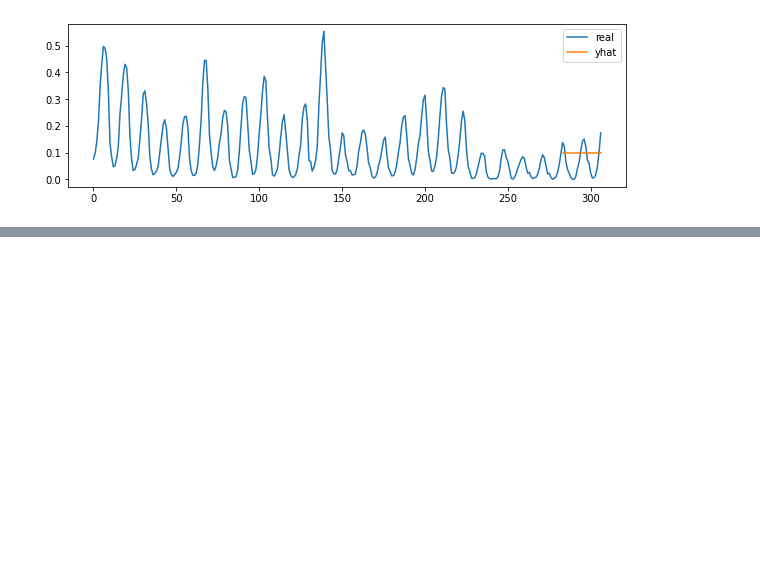
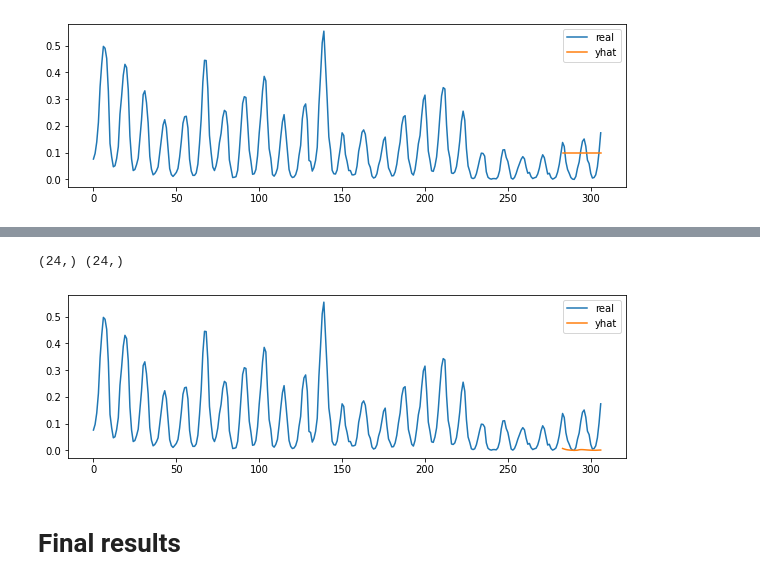
Before and after one commit to jcierocki/INGModellingContest, a Jupyter notebook: notebooks/models.ipynb, the cells around one changed output, grey strips where cells are left out. Saved outputs shown, nothing was run; the diff lists cells and outputs as text; code cells hidden in the pictures; blank space fills up the shorter version.

Commit message:
Grach added

```diff
--- a/notebooks/models.ipynb
+++ b/notebooks/models.ipynb
@@ -326,0 +339,4 @@ plot_prediction(train_data, val_data, forecast)
+# %%
+model = arch_model(train_data['y'], mean='Zero', vol='GARCH', p=15, q=15)
+m_fitted = model.fit()
+forecast = m_fitted.forecast(horizon=24,  reindex=False)
@@ -326,0 +361,10 @@ plot_prediction(train_data, val_data, forecast)
+# %%
+results['GRACH']  = evaluate(val_data['y'].values, forecast.residual_variance)
+# %% [output]
+(24,) (24,)
+# %%
+plot_prediction(train_data, val_data, forecast.residual_variance.to_numpy().flatten())
+# %% [output]
+[figure, added]
+# %% [markdown]
+# Final results
```
Also changed, not shown: parts of 20 cells of this notebook.
